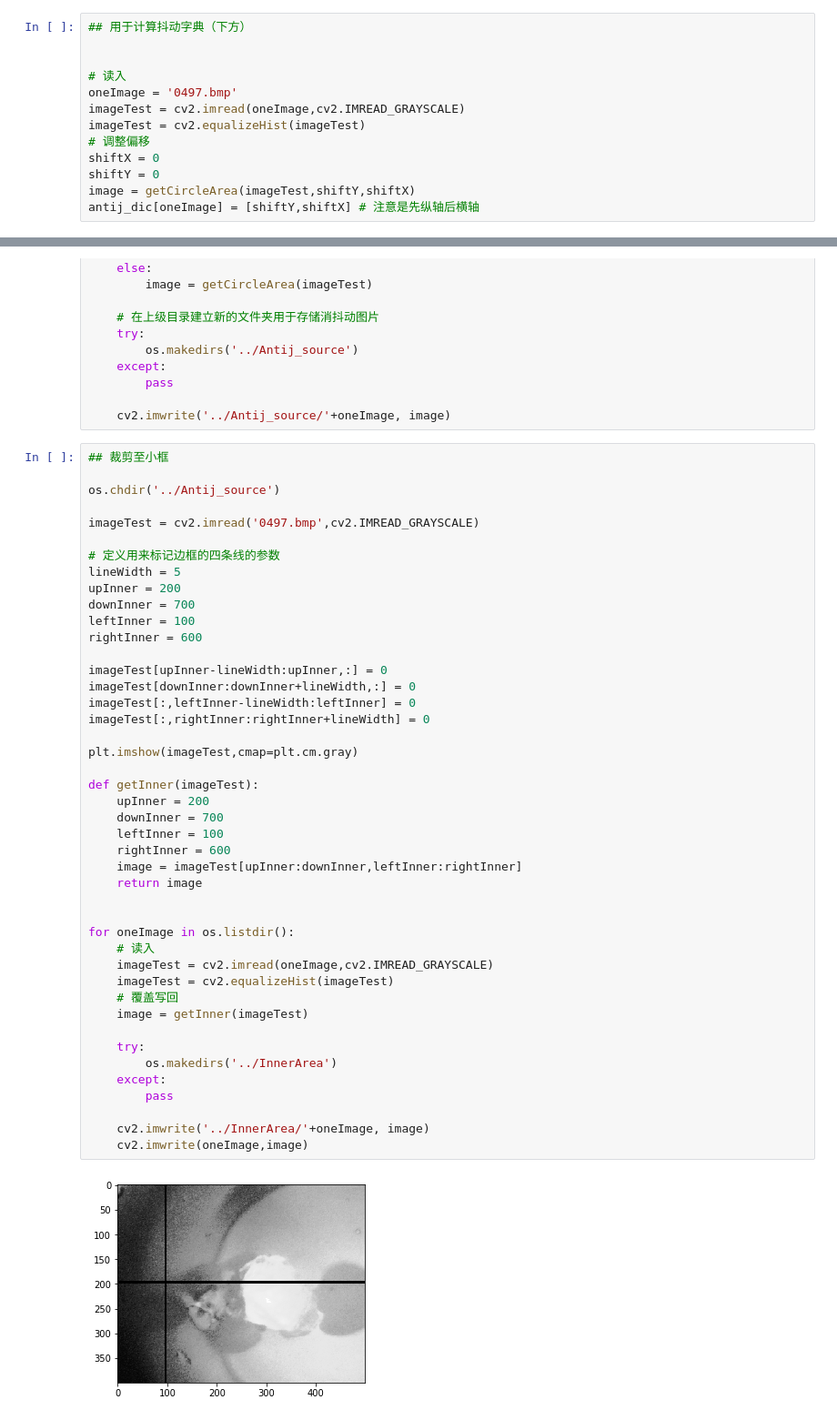
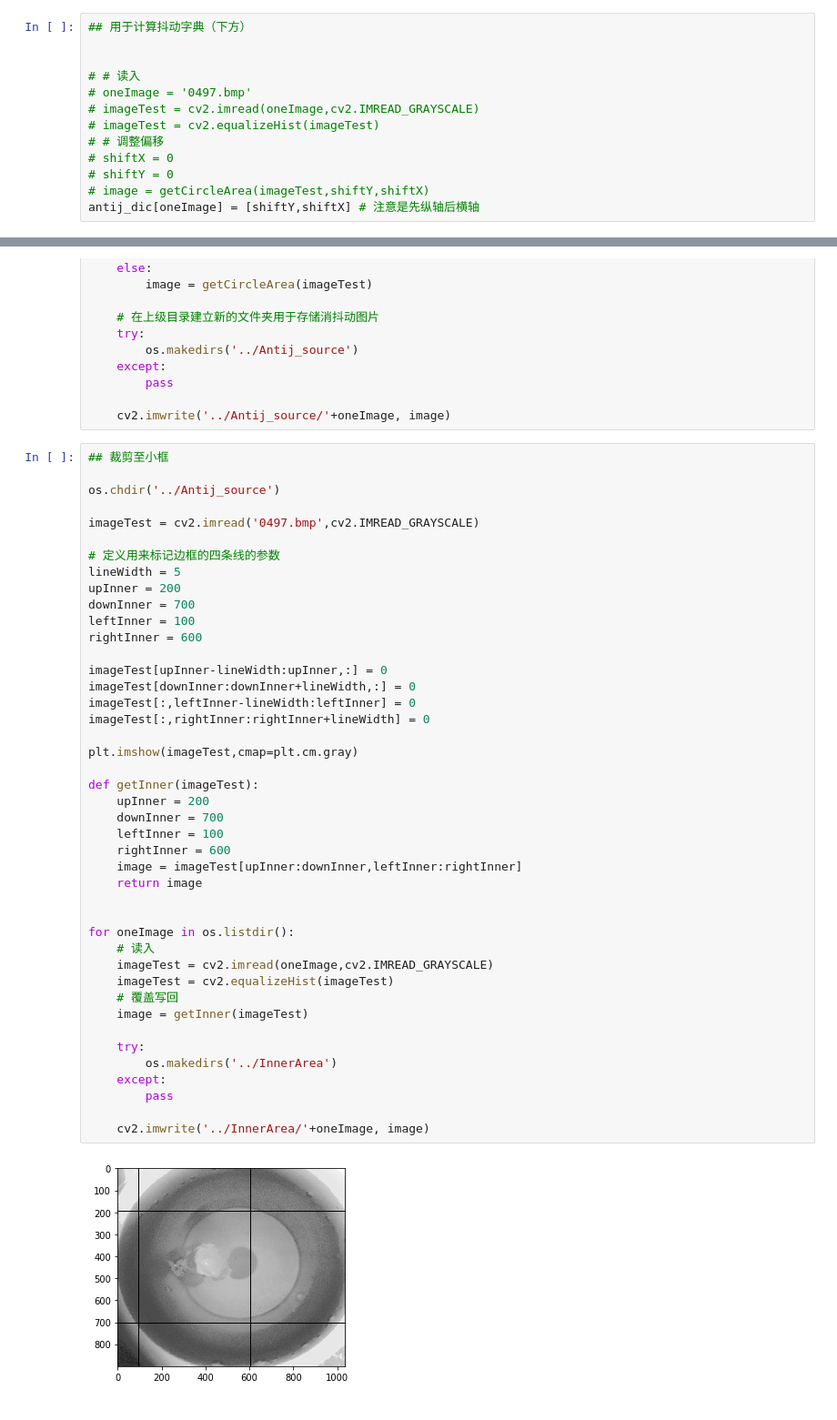
Before and after one commit to Kfor/APMCM, a Jupyter notebook: preprocess.ipynb, the cells around one changed output, grey strips where cells are left out. Shown at 91% size. Drawn from its saved outputs; the diff is of its cells as text.

```diff
--- a/preprocess.ipynb
+++ b/preprocess.ipynb
@@ -46,14 +48,14 @@ def getCircleArea(imageTest,shiftY=0,shiftX=0):
 ## 用于计算抖动字典（下方）
 
 
-# 读入
-oneImage = '0497.bmp'
-imageTest = cv2.imread(oneImage,cv2.IMREAD_GRAYSCALE)
-imageTest = cv2.equalizeHist(imageTest)
-# 调整偏移
-shiftX = 0
-shiftY = 0
-image = getCircleArea(imageTest,shiftY,shiftX)
+# # 读入
+# oneImage = '0497.bmp'
+# imageTest = cv2.imread(oneImage,cv2.IMREAD_GRAYSCALE)
+# imageTest = cv2.equalizeHist(imageTest)
+# # 调整偏移
+# shiftX = 0
+# shiftY = 0
+# image = getCircleArea(imageTest,shiftY,shiftX)
 antij_dic[oneImage] = [shiftY,shiftX] # 注意是先纵轴后横轴
 # %%
 ## 通过上述区域选择来消除抖动，并得到消抖之后的图片，存储
@@ -97,35 +99,34 @@ rightInner = 600
 imageTest[upInner-lineWidth:upInner,:] = 0
 imageTest[downInner:downInner+lineWidth,:] = 0
 imageTest[:,leftInner-lineWidth:leftInner] = 0
 imageTest[:,rightInner:rightInner+lineWidth] = 0
 
 plt.imshow(imageTest,cmap=plt.cm.gray)
 
 def getInner(imageTest):
     upInner = 200
     downInner = 700
     leftInner = 100
     rightInner = 600
     image = imageTest[upInner:downInner,leftInner:rightInner]
     return image
 
 
 for oneImage in os.listdir():
     # 读入
     imageTest = cv2.imread(oneImage,cv2.IMREAD_GRAYSCALE)
     imageTest = cv2.equalizeHist(imageTest)
     # 覆盖写回
     image = getInner(imageTest)
 
     try:
         os.makedirs('../InnerArea')
     except:
         pass
 
     cv2.imwrite('../InnerArea/'+oneImage, image)
-    cv2.imwrite(oneImage,image)
 # %% [output]
-[figure, old version]
+[figure, new version]
 # %%
 ## 用于验证边缘检测算法
 
```
Also changed, not shown: parts of 2 cells of this notebook, 1 other file.
